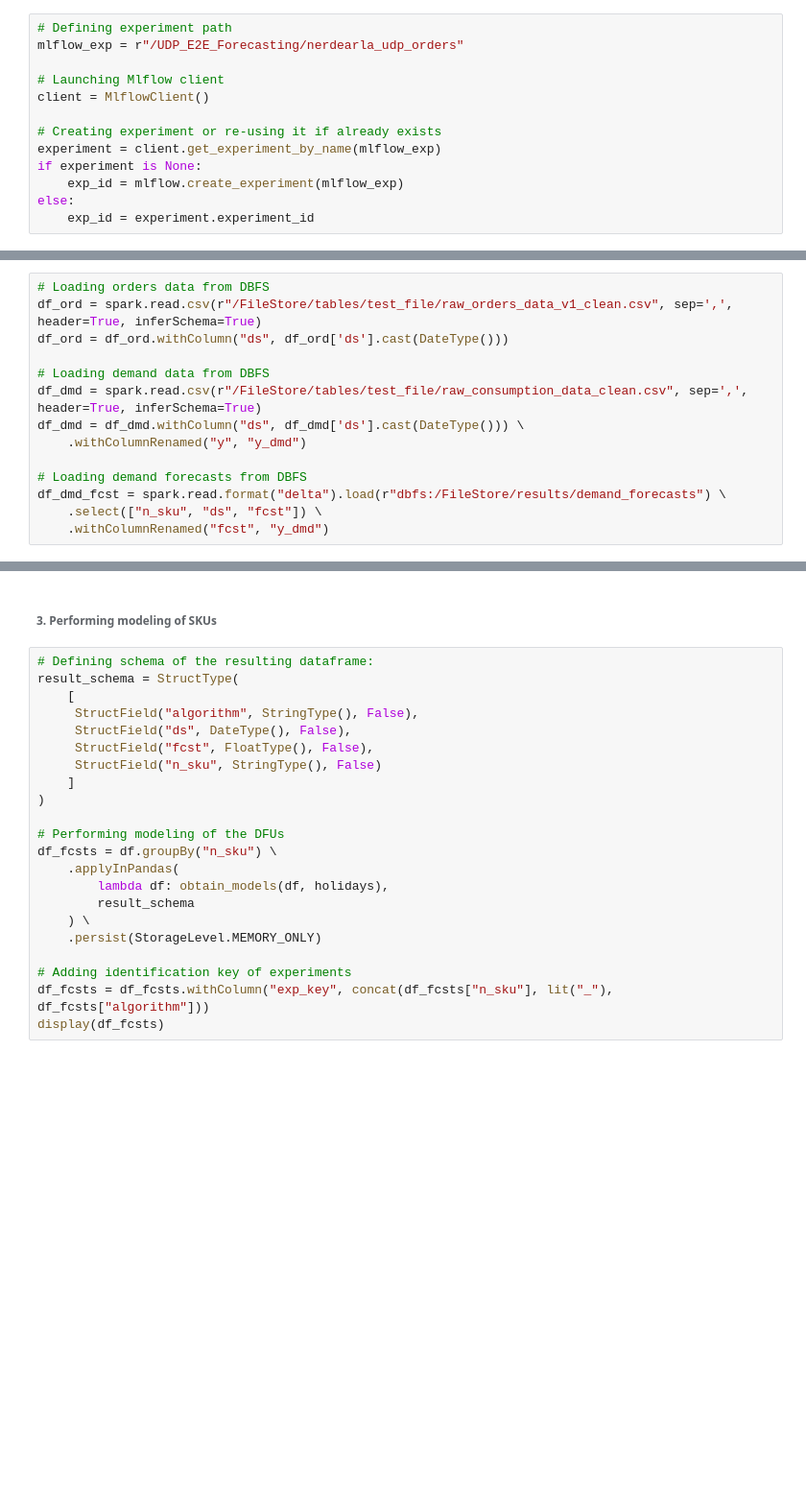
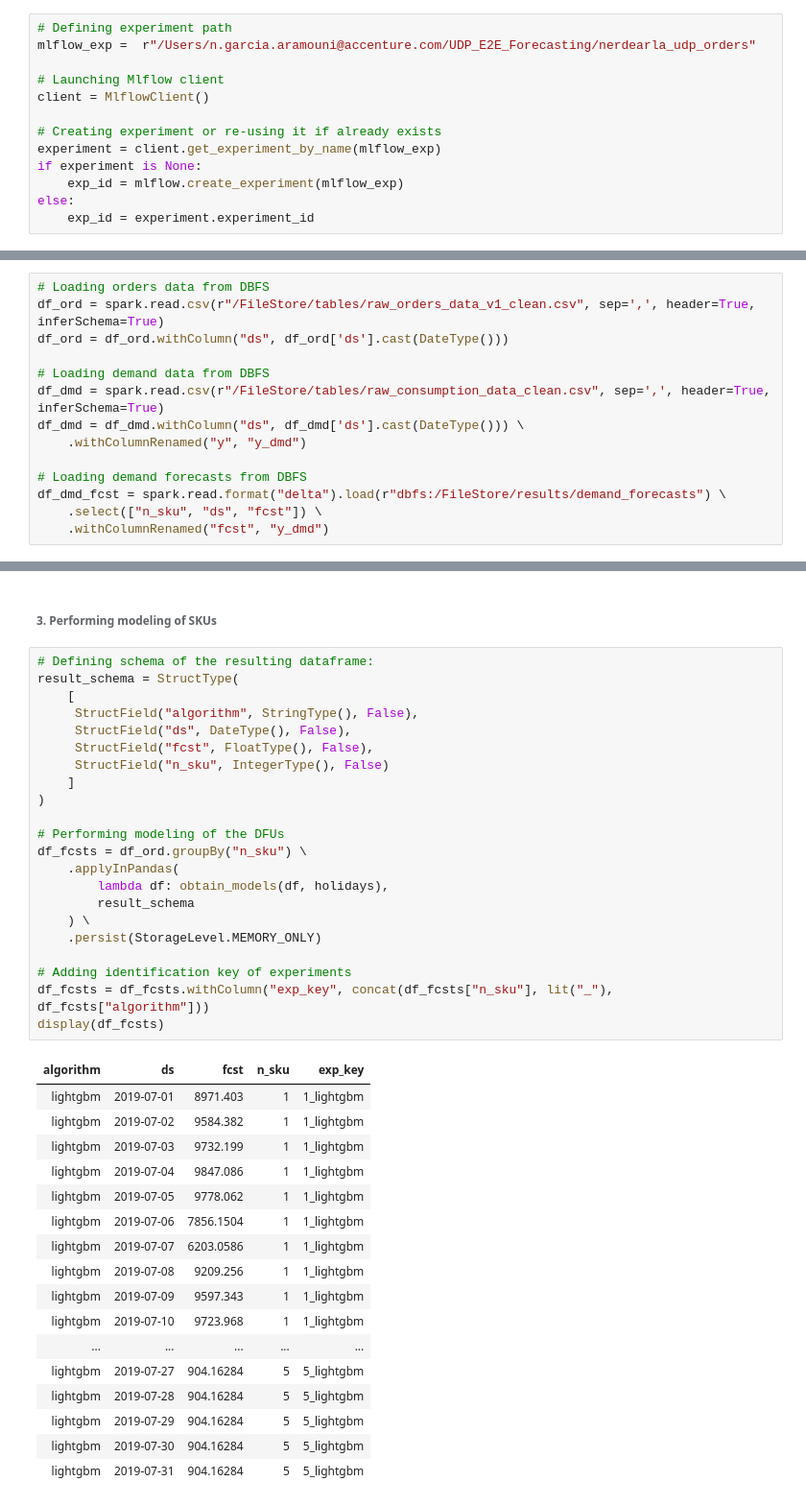
Before and after one commit to rdgonzalez14/UDP_E2E_Forecasting, a Jupyter notebook: Code/UDP_Orders_Forecasting.ipynb, the cells around one changed output, grey strips where cells are left out. Shown at 96% size. Cells and saved outputs as stored; diff of their text form; blank space fills up the shorter version.

Commit message:
Finishing orders pipeline

```diff
--- a/Code/UDP_Orders_Forecasting.ipynb
+++ b/Code/UDP_Orders_Forecasting.ipynb
@@ -68,7 +77,7 @@ params_lightgbm = {
 ###### Setting Mlflow experiment
 # %%
 # Defining experiment path
-mlflow_exp = r"/UDP_E2E_Forecasting/nerdearla_udp_orders"
+mlflow_exp =  r"/Users/n.garcia.aramouni@accenture.com/UDP_E2E_Forecasting/nerdearla_udp_orders"
 
 # Launching Mlflow client
 client = MlflowClient()
@@ -162,11 +199,11 @@ def obtain_models(data, df_frds):
 ###### 1. Loading the data from DBFS
 # %%
 # Loading orders data from DBFS
-df_ord = spark.read.csv(r"/FileStore/tables/test_file/raw_orders_data_v1_clean.csv", sep=',', header=True, inferSchema=True)
+df_ord = spark.read.csv(r"/FileStore/tables/raw_orders_data_v1_clean.csv", sep=',', header=True, inferSchema=True)
 df_ord = df_ord.withColumn("ds", df_ord['ds'].cast(DateType()))
 
 # Loading demand data from DBFS
-df_dmd = spark.read.csv(r"/FileStore/tables/test_file/raw_consumption_data_clean.csv", sep=',', header=True, inferSchema=True)
+df_dmd = spark.read.csv(r"/FileStore/tables/raw_consumption_data_clean.csv", sep=',', header=True, inferSchema=True)
 df_dmd = df_dmd.withColumn("ds", df_dmd['ds'].cast(DateType())) \
     .withColumnRenamed("y", "y_dmd")
 
@@ -206,22 +243,40 @@ display(df_ord)
 # %%
 # Defining schema of the resulting dataframe:
 result_schema = StructType(
     [
      StructField("algorithm", StringType(), False),
      StructField("ds", DateType(), False),
      StructField("fcst", FloatType(), False),
-     StructField("n_sku", StringType(), False)
+     StructField("n_sku", IntegerType(), False)
     ]
 )
 
 # Performing modeling of the DFUs
-df_fcsts = df.groupBy("n_sku") \
+df_fcsts = df_ord.groupBy("n_sku") \
     .applyInPandas(
         lambda df: obtain_models(df, holidays),
         result_schema
     ) \
     .persist(StorageLevel.MEMORY_ONLY)
 
 # Adding identification key of experiments
 df_fcsts = df_fcsts.withColumn("exp_key", concat(df_fcsts["n_sku"], lit("_"), df_fcsts["algorithm"]))
 display(df_fcsts)
+# %% [output]
+| algorithm | ds | fcst | n_sku | exp_key |
+| lightgbm | 2019-07-01 | 8971.403 | 1 | 1_lightgbm |
+| lightgbm | 2019-07-02 | 9584.382 | 1 | 1_lightgbm |
+| lightgbm | 2019-07-03 | 9732.199 | 1 | 1_lightgbm |
+| lightgbm | 2019-07-04 | 9847.086 | 1 | 1_lightgbm |
+| lightgbm | 2019-07-05 | 9778.062 | 1 | 1_lightgbm |
+| lightgbm | 2019-07-06 | 7856.1504 | 1 | 1_lightgbm |
+| lightgbm | 2019-07-07 | 6203.0586 | 1 | 1_lightgbm |
+| lightgbm | 2019-07-08 | 9209.256 | 1 | 1_lightgbm |
+| lightgbm | 2019-07-09 | 9597.343 | 1 | 1_lightgbm |
+| lightgbm | 2019-07-10 | 9723.968 | 1 | 1_lightgbm |
+| ... | ... | ... | ... | ... |
+| lightgbm | 2019-07-27 | 904.16284 | 5 | 5_lightgbm |
+| lightgbm | 2019-07-28 | 904.16284 | 5 | 5_lightgbm |
+| lightgbm | 2019-07-29 | 904.16284 | 5 | 5_lightgbm |
+| lightgbm | 2019-07-30 | 904.16284 | 5 | 5_lightgbm |
+| lightgbm | 2019-07-31 | 904.16284 | 5 | 5_lightgbm |
```
Also changed, not shown: parts of 5 cells of this notebook, 3 other files.
